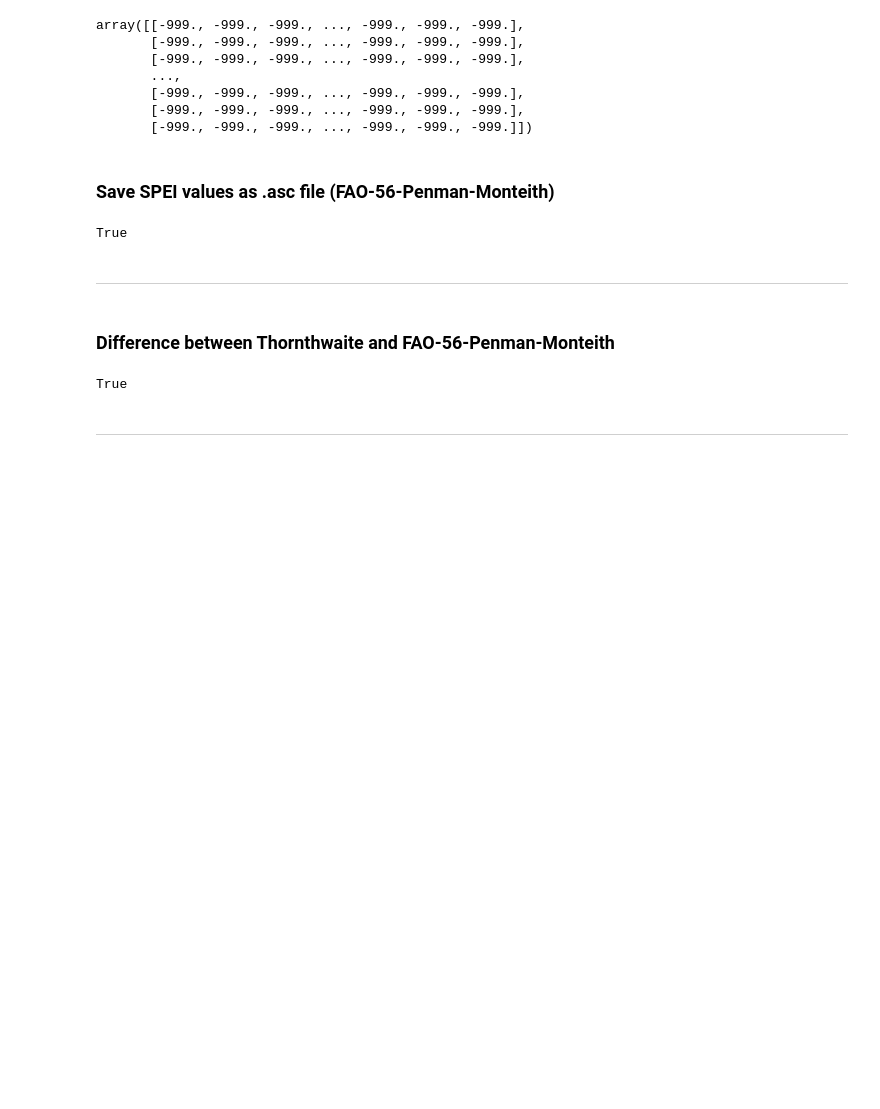
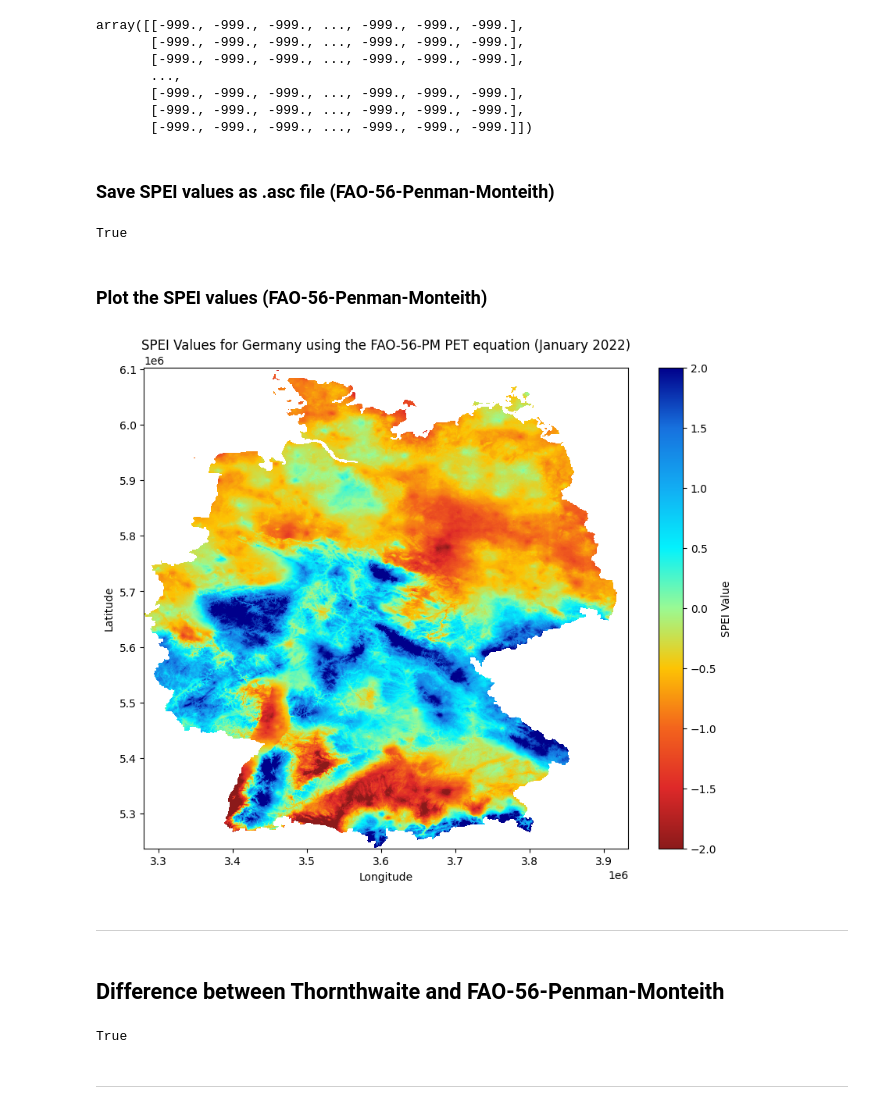
Before and after one commit to JustinTrvz/drought-detector, a Jupyter notebook: methods/meteorological/spei_meteorological.ipynb, the cells around one changed output. Cells and saved outputs as stored; diff of their text form; code cells hidden in the pictures; blank space fills up the shorter version.

```diff
--- a/methods/meteorological/spei_meteorological.ipynb
+++ b/methods/meteorological/spei_meteorological.ipynb
@@ -320,13 +366,21 @@ array([[-999., -999., -999., ..., -999., -999., -999.],
 # %% [markdown]
 ### Save SPEI values as .asc file (FAO-56-Penman-Monteith)
 # %%
-write_asc_file(spei_fao56pm, f"output/spei_fao56pm_{dt.strftime('%Y%m')}.asc", header_info)
+spei_fao56pm_save_path = f"output/spei_fao56pm_{dt.strftime('%Y%m')}.asc"
+write_asc_file(spei_fao56pm, spei_fao56pm_save_path, header_info)
 # %% [output]
 True
+# %% [markdown]
+### Plot the SPEI values (FAO-56-Penman-Monteith)
+# %%
+spei_plot(spei_fao56pm_save_path,
+          f'SPEI Values for Germany using the FAO-56-PM PET equation ({dt.strftime("%B %Y")})')
+# %% [output]
+[figure, added]
 # %% [markdown]
 ----
 # %% [markdown]
-### Difference between Thornthwaite and FAO-56-Penman-Monteith
+## Difference between Thornthwaite and FAO-56-Penman-Monteith
 # %%
 diff_tw_pm = np.abs(spei_tw - spei_fao56pm)
 write_asc_file(diff_tw_pm, f"output/diff_tw_pm_{dt.strftime('%Y%m')}.asc", header_info)
```
Also changed, not shown: parts of 27 cells of this notebook, 14 other files.
